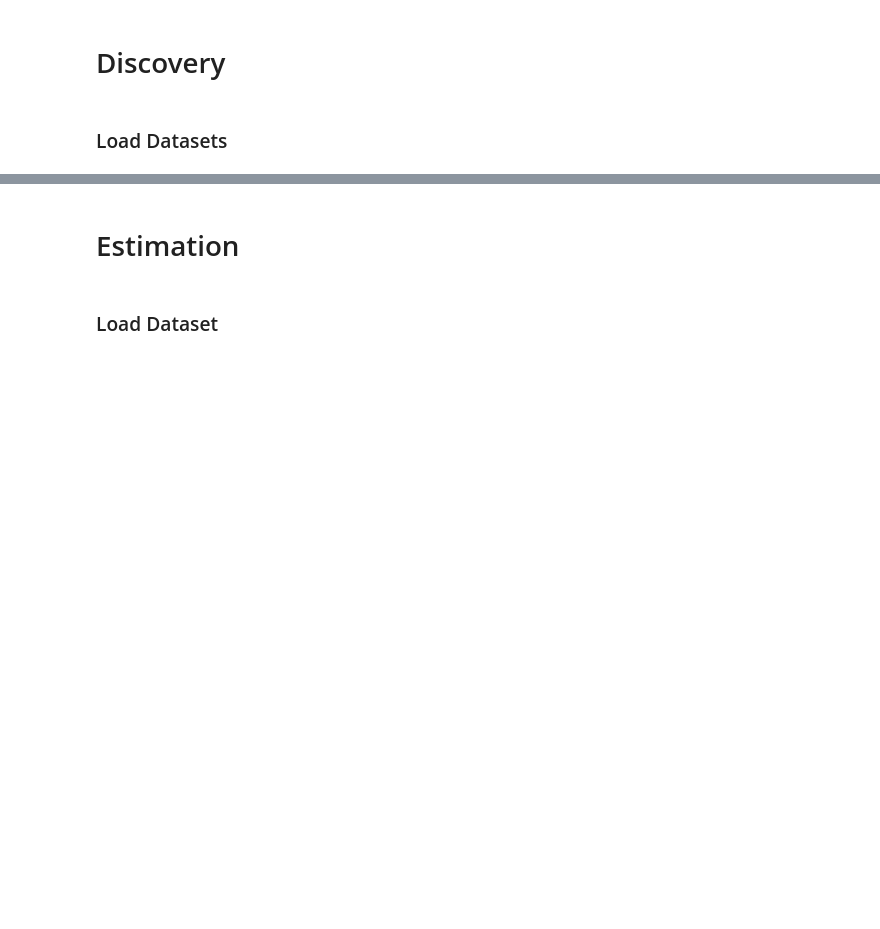
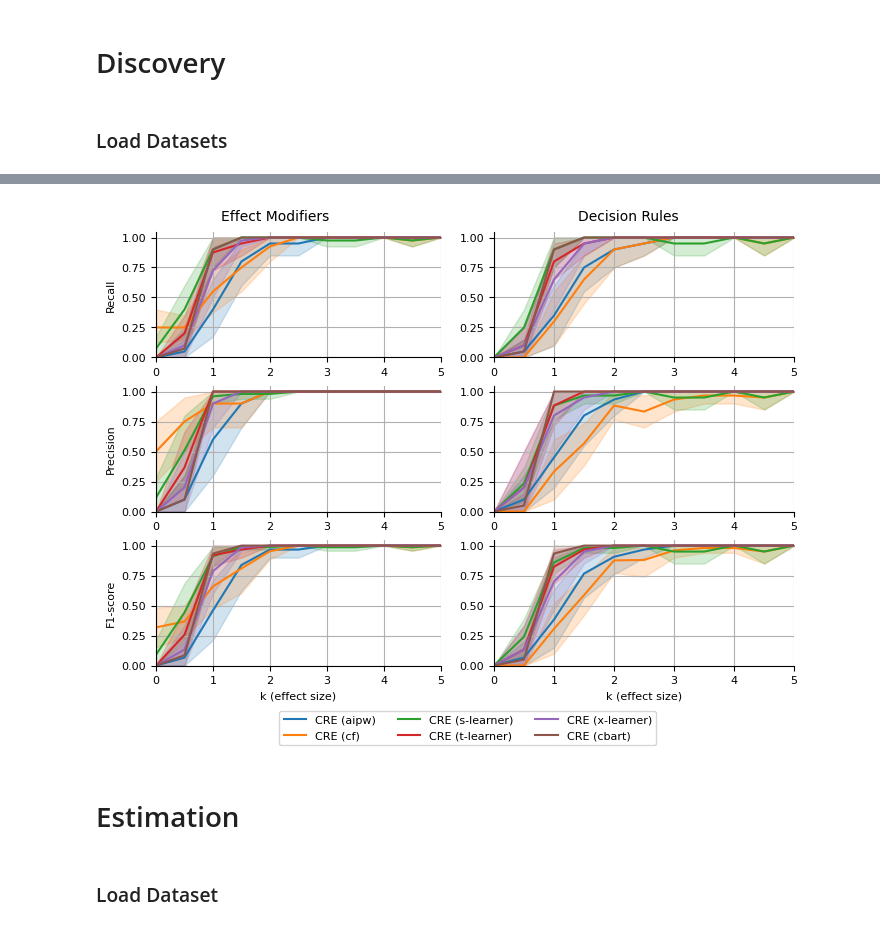
Before and after one commit to fbargaglistoffi/CRE_applications, a Jupyter notebook: simulations/visualization.ipynb, the cells around one changed output, grey strips where cells are left out. Saved outputs shown, nothing was run; the diff lists cells and outputs as text; code cells hidden in the pictures; blank space fills up the shorter version.

```diff
--- a/simulations/visualization.ipynb
+++ b/simulations/visualization.ipynb
@@ -102,37 +116,39 @@ ax[0].set_xlim((0,xmax))
 ax[0].spines['top'].set_visible(False)
 ax[0].spines['right'].set_visible(False)
 ax[0].tick_params(axis='both', which='major', labelsize=labelsize)
 ax[0].grid(True)
 ax[0].get_legend().remove()
 
 sns.lineplot(data=discovery, x="effect_size", y="dr_Precision", hue="method", ax=ax[1])
 ax[1].set_xlabel('', size=labelsize)
 ax[1].set_ylabel('', size=labelsize)
 ax[1].set_ylim((0,1.05))
 ax[1].set_xlim((0,xmax))
 ax[1].spines['top'].set_visible(False)
 ax[1].spines['right'].set_visible(False)
 ax[1].tick_params(axis='both', which='major', labelsize=labelsize)
 ax[1].grid(True)
 ax[1].get_legend().remove()
 
 sns.lineplot(data=discovery, x="effect_size", y="dr_f1score", hue="method", ax=ax[2])
 ax[2].set_xlabel('k (effect size)', size=labelsize)
 ax[2].set_ylabel('', size=labelsize)
 ax[2].set_ylim((0,1.05))
 ax[2].set_xlim((0,xmax))
 ax[2].spines['top'].set_visible(False)
 ax[2].spines['right'].set_visible(False)
 ax[2].tick_params(axis='both', which='major', labelsize=labelsize)
 ax[2].grid(True)
 ax[2].get_legend().remove()
 
 handles, labels = ax[0].get_legend_handles_labels()
-order = [0,3,1,4,2,5,6]
-labels = [labels[i] for i in order]
-handles = [handles[i] for i in order]
-fig.legend(handles, labels, loc='upper right', ncol=4, bbox_to_anchor=(0.9, 0), fontsize=labelsize);
+# order = [0,3,1,4,2,5,6]
+# labels = [labels[i] for i in order]
+# handles = [handles[i] for i in order]
+fig.legend(handles, labels, loc='upper right', ncol=3, bbox_to_anchor=(0.8, 0), fontsize=labelsize);
 plt.savefig(f'results/{experiment_name}.pdf', bbox_inches='tight')
+# %% [output]
+[figure, added]
 # %% [markdown]
 # Estimation
 # %% [markdown]
```
Also changed, not shown: parts of 1 cell of this notebook, 56 other files.
